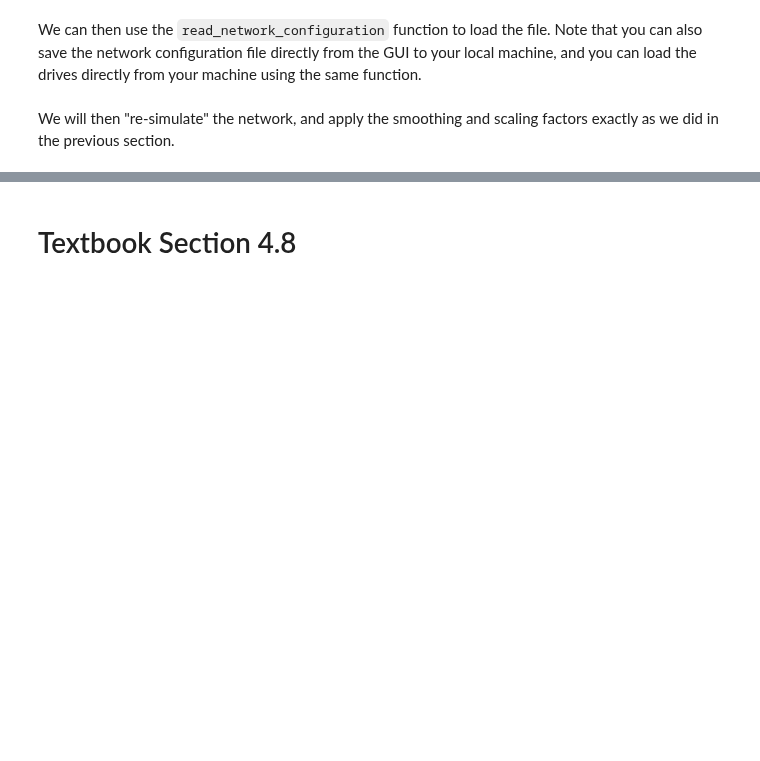
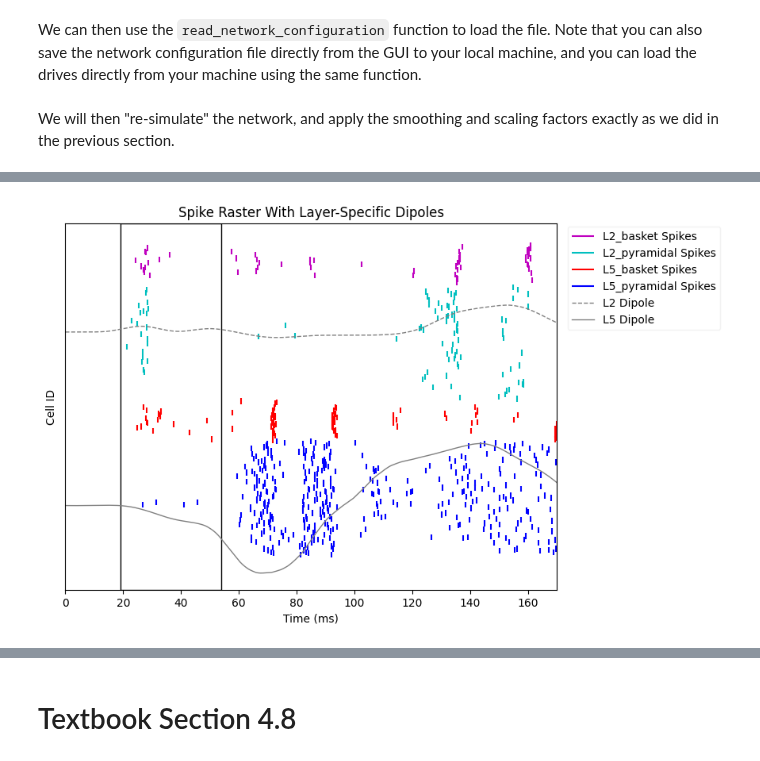
Before and after one commit to dylansdaniels/textbook, a Jupyter notebook: content/05_erps/erp_api_walkthrough.ipynb, the cells around one changed output, grey strips where cells are left out. Cells and saved outputs as stored; diff of their text form; code cells hidden in the pictures; blank space fills up the shorter version.

```diff
--- a/content/05_erps/erp_api_walkthrough.ipynb
+++ b/content/05_erps/erp_api_walkthrough.ipynb
@@ -947,0 +1187,41 @@ _ = plot_initial_gui_figure(
+# %%
+# initialize the figure and generate the raster plot
+# --------------------------------------------------
+fig, axes = plt.subplots(figsize=(8, 6))
+
+
+def custom_spikes_raster(
+    processed_dipole,
+    ax,
+):
+    _ = net_default_gui.cell_response.plot_spikes_raster(
+        ax=ax,
+        dpl=processed_dipole,
+        overlay_dipoles=True,
+        show=False,
+    )
+    ax.set_title("Spike Raster With Layer-Specific Dipoles")
+
+    # move legend outside figure to not overlap plot
+    # --------------------------------------------------
+    legend = ax.get_legend()
+    ax.artists[-1].remove()
+    legend.set_bbox_to_anchor((1.01, 0.85))
+    legend.set_loc("center left")
+
+    return
+
+
+custom_spikes_raster(
+    processed_dipole=processed_dipole,
+    ax=axes,
+)
+
+# add outline around first proximal drive
+# --------------------------------------------------
+add_outline_to_subplot(
+    axes,
+    show_origin_line=False,
+)
+# %% [output]
+[figure, added]
```
Also changed, not shown: parts of 102 cells of this notebook, 5 other files.
